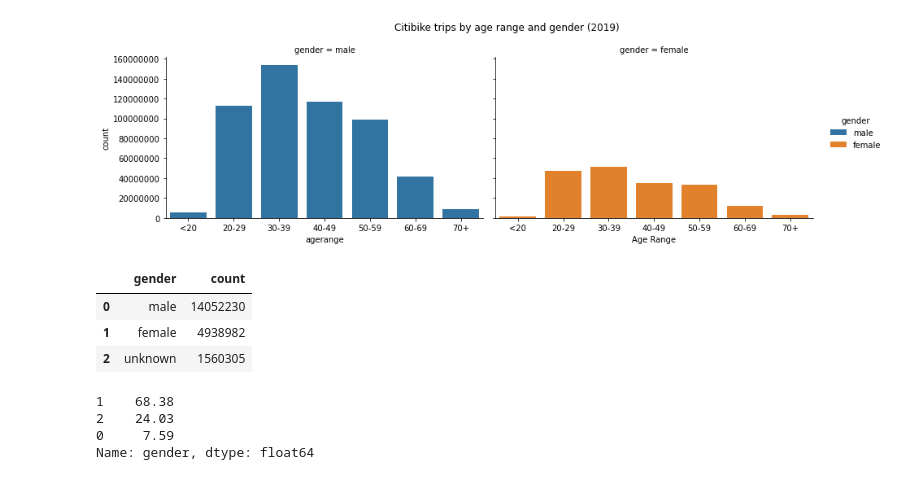
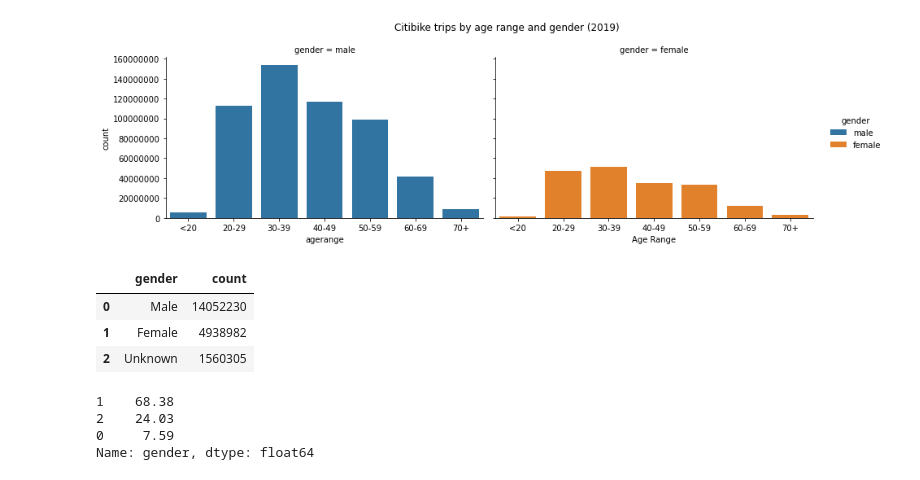
Before and after one commit to rishigoutam/citibike, a Jupyter notebook: rishi/eda.ipynb, the cells around one changed output. Saved outputs shown, nothing was run; the diff lists cells and outputs as text; code cells hidden in the pictures.

```diff
--- a/rishi/eda.ipynb
+++ b/rishi/eda.ipynb
@@ -193,13 +193,13 @@ del ages, ageranges, age_bins, age_labels
 # %%
 # gender counts
 genders = NY_2019[["gender"]].value_counts().reset_index().rename(columns={0: "count"})
-genders["gender"] = genders["gender"].replace({1: "male", 2: "female", 0: "unknown"})
+genders["gender"] = genders["gender"].replace({1: "Male", 2: "Female", 0: "Unknown"})
 genders
 # %% [output]
 |  | gender | count |
-| 0 | male | 14052230 |
-| 1 | female | 4938982 |
-| 2 | unknown | 1560305 |
+| 0 | Male | 14052230 |
+| 1 | Female | 4938982 |
+| 2 | Unknown | 1560305 |
 # %%
 # gender percent
 NY_2019["gender"].value_counts(normalize=True).round(4).mul(100)
```
Also changed, not shown: parts of 3 cells of this notebook.
